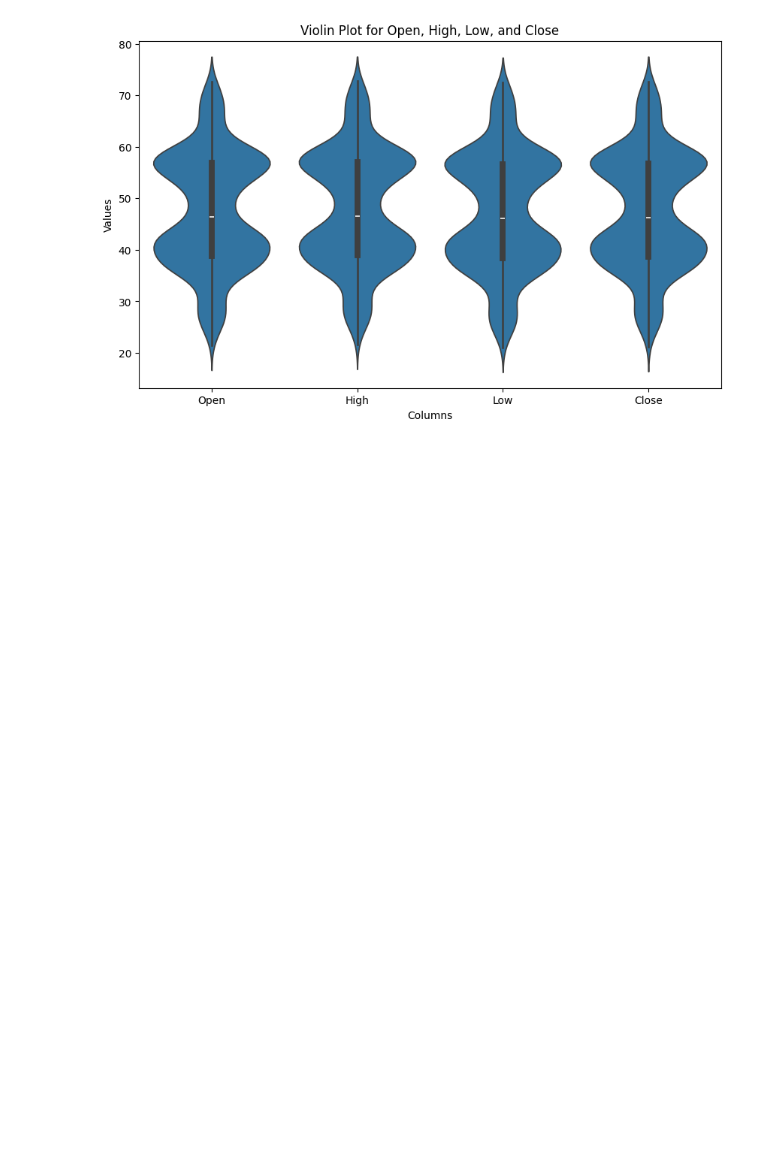
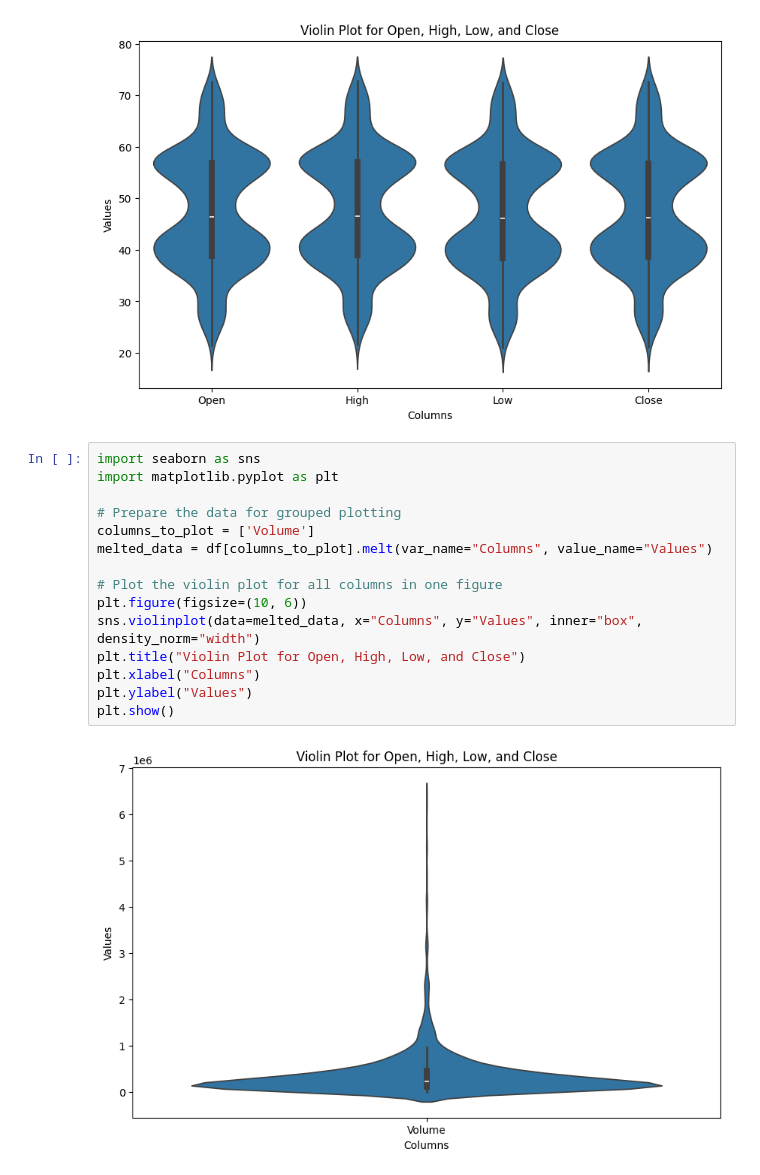
Before and after one commit to qazalarabali/ETF_EDA_Visualization, a Jupyter notebook: Index ETFs/VT/VT_EDA.ipynb, the cells around one changed output. Drawn from its saved outputs; the diff is of its cells as text; blank space fills up the shorter version.

```diff
--- a/Index ETFs/VT/VT_EDA.ipynb
+++ b/Index ETFs/VT/VT_EDA.ipynb
@@ -370,3 +383,20 @@ plt.ylabel("Values")
 plt.show()
 # %% [output]
 [figure]
+# %%
+import seaborn as sns
+import matplotlib.pyplot as plt
+
+# Prepare the data for grouped plotting
+columns_to_plot = ['Volume']
+melted_data = df[columns_to_plot].melt(var_name="Columns", value_name="Values")
+
+# Plot the violin plot for all columns in one figure
+plt.figure(figsize=(10, 6))
+sns.violinplot(data=melted_data, x="Columns", y="Values", inner="box", density_norm="width")
+plt.title("Violin Plot for Open, High, Low, and Close")
+plt.xlabel("Columns")
+plt.ylabel("Values")
+plt.show()
+# %% [output]
+[figure, added]
```
Also changed, not shown: parts of 31 cells of this notebook.
